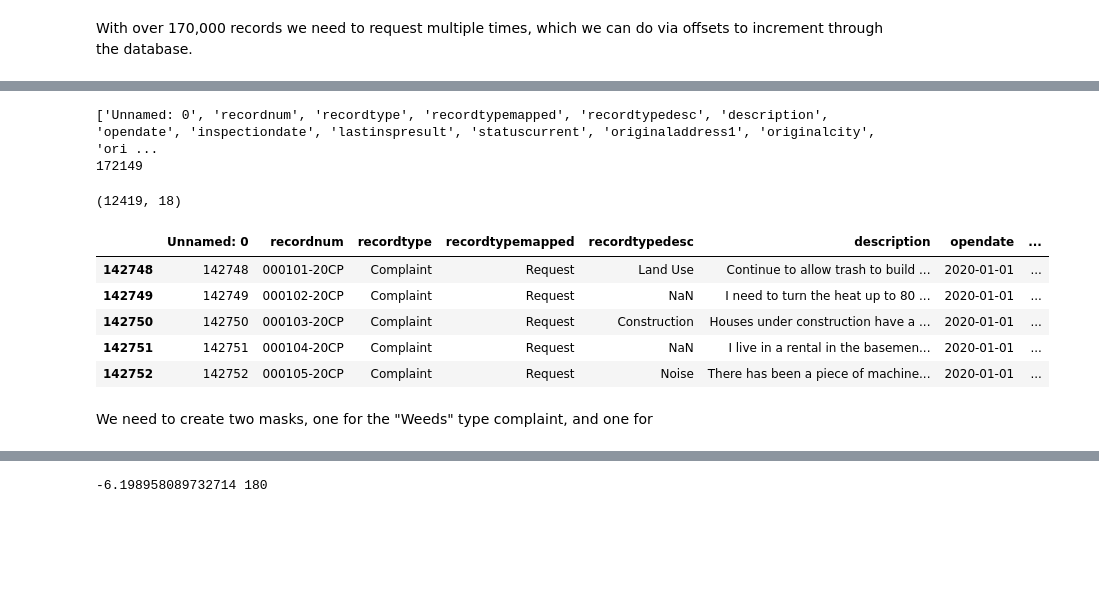
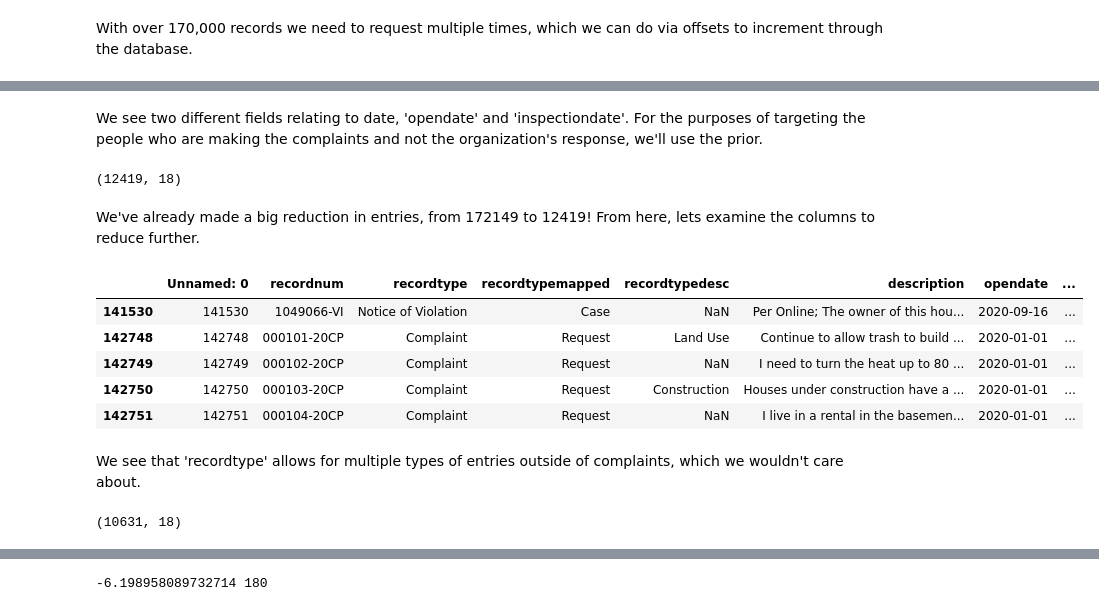
Before and after one commit to lashkscc/SeattleOpenDataProj, a Jupyter notebook: projectnb.ipynb, the cells around one changed output, grey strips where cells are left out. Saved outputs shown, nothing was run; the diff lists cells and outputs as text; code cells hidden in the pictures; blank space fills up the shorter version.

```diff
--- a/projectnb.ipynb
+++ b/projectnb.ipynb
@@ -77,24 +78,25 @@ Now, we have just downloaded a massive amount of data, to the tune of an ~87 mb
-# %%
-print(df.columns.tolist())
-print(len(df.index))
-# %% [output]
-['Unnamed: 0', 'recordnum', 'recordtype', 'recordtypemapped', 'recordtypedesc', 'description', 'opendate', 'inspectiondate', 'lastinspresult', 'statuscurrent', 'originaladdress1', 'originalcity', 'ori ...
-172149
+# %% [markdown]
+We see two different fields relating to date, 'opendate' and 'inspectiondate'. For the purposes of targeting the people who are making the complaints and not the organization's response, we'll use the prior.
 # %%
 y20 = df[(df['opendate'] >= '2020-01-01') & (df['opendate'] < '2021-01-01')]
 y20.shape
 # %% [output]
 (12419, 18)
+# %% [markdown]
+We've already made a big reduction in entries, from 172149 to 12419! From here, lets examine the columns to reduce further.
+# %%
+y20.head()
+# %% [output]
+|  | Unnamed: 0 | recordnum | recordtype | recordtypemapped | recordtypedesc | description | opendate | ... |
+| 141530 | 141530 | 1049066-VI | Notice of Violation | Case | NaN | Per Online; The owner of this hou... | 2020-09-16 | ... |
+| 142748 | 142748 | 000101-20CP | Complaint | Request | Land Use | Continue to allow trash to build ... | 2020-01-01 | ... |
+| 142749 | 142749 | 000102-20CP | Complaint | Request | NaN | I need to turn the heat up to 80 ... | 2020-01-01 | ... |
+| 142750 | 142750 | 000103-20CP | Complaint | Request | Construction | Houses under construction have a ... | 2020-01-01 | ... |
+| 142751 | 142751 | 000104-20CP | Complaint | Request | NaN | I live in a rental in the basemen... | 2020-01-01 | ... |
+# %% [markdown]
+We see that 'recordtype' allows for multiple types of entries outside of complaints, which we wouldn't care about.
 # %%
 y20Complaint = y20[y20['recordtype'] =='Complaint']
 y20Complaint.shape
-y20Complaint.head()
 # %% [output]
-|  | Unnamed: 0 | recordnum | recordtype | recordtypemapped | recordtypedesc | description | opendate | ... |
-| 142748 | 142748 | 000101-20CP | Complaint | Request | Land Use | Continue to allow trash to build ... | 2020-01-01 | ... |
-| 142749 | 142749 | 000102-20CP | Complaint | Request | NaN | I need to turn the heat up to 80 ... | 2020-01-01 | ... |
-| 142750 | 142750 | 000103-20CP | Complaint | Request | Construction | Houses under construction have a ... | 2020-01-01 | ... |
-| 142751 | 142751 | 000104-20CP | Complaint | Request | NaN | I live in a rental in the basemen... | 2020-01-01 | ... |
-| 142752 | 142752 | 000105-20CP | Complaint | Request | Noise | There has been a piece of machine... | 2020-01-01 | ... |
+(10631, 18)
-# %% [markdown]
-We need to create two masks, one for the "Weeds" type complaint, and one for
```
Also changed, not shown: parts of 20 cells of this notebook, 2 other files.
